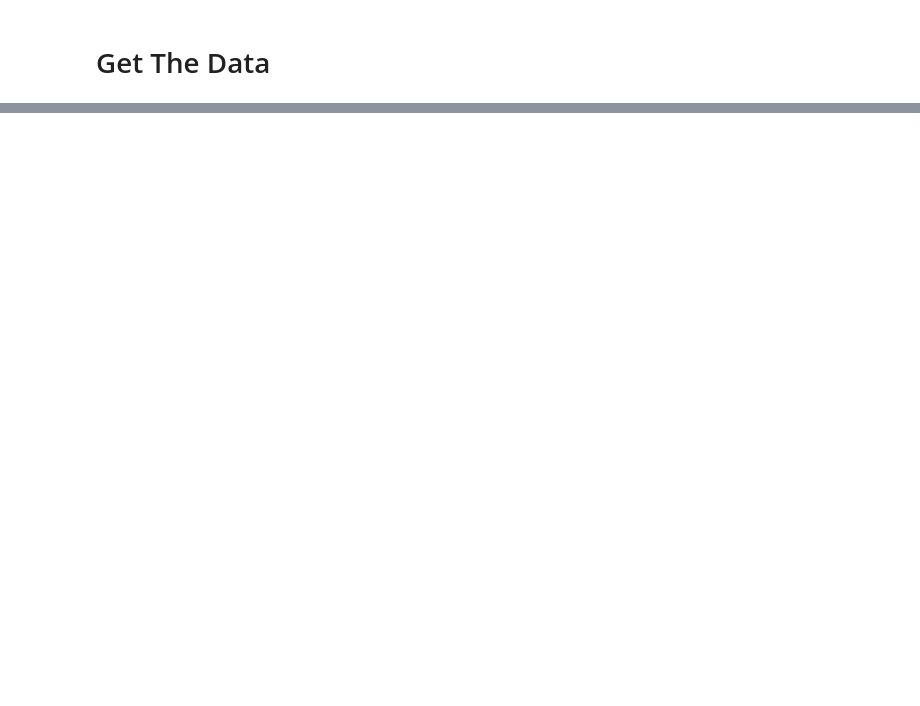
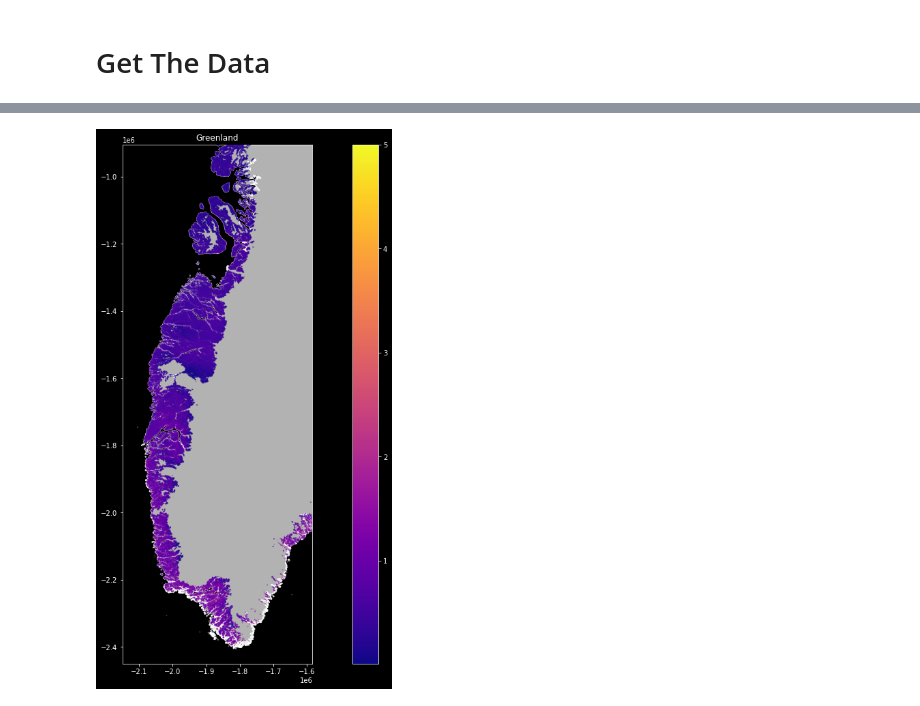
Before and after one commit to lucasflores/PermaLost, a Jupyter notebook: PermaFrostProj.ipynb, the cells around one changed output, grey strips where cells are left out. Saved outputs shown, nothing was run; the diff lists cells and outputs as text; code cells hidden in the pictures; blank space fills up the shorter version.

```diff
--- a/PermaFrostProj.ipynb
+++ b/PermaFrostProj.ipynb
@@ -400,0 +422,41 @@ plt.show()
+# %%
+glaciers = gpd.read_file('/content/drive/MyDrive/ColabNotebooks/PermaFrostProjData/GlacierBaseMap/jf791qw8489.shp') #2017 dataset
+glaciers = glaciers[glaciers.cenlat > 59.0][glaciers.cenlat < 73.83][glaciers.cenlon > -57.5][glaciers.cenlon < -40.57]
+glaciers = glaciers.to_crs("EPSG:3995") # world.to_crs(epsg=3395) would also work
+
+coastlines = gpd.read_file('/content/drive/MyDrive/ColabNotebooks/PermaFrostProjData/CoastLineBaseMap/sd368wz2435.shp')
+coastlines = coastlines.to_crs("EPSG:3995") # world.to_crs(epsg=3395) would also work
+
+gc.collect()
+
+gdfGreenland.crs = "EPSG:3995"
+
+#buffer = gdfGreenland.buffer((926.63)/2, cap_style=3)
+#gdfGreenland = gdfGreenland.drop(columns=['geometry'])
+#gdfGreenland['geometry'] = buffer
+# %%
+def mapWithFeature(gdf, coastlines, glaciers, year, leftLong, rightLong, botLat, topLat):
+  gdf = gdfGreenland[(gdfGreenland['time'] == str(year)+'-01-01') & (gdfGreenland['y'] >= (botLat-0.1e6)) & (gdfGreenland['y'] <= topLat) & (gdfGreenland['x'] >= (leftLong-1.3e6)) & (gdfGreenland['x'] <= (rightLong+0.1e6))]
+  center = gdf.unary_union.centroid
+  coastlines_rot = coastlines.rotate(30, origin=center)
+  coastlines = coastlines.drop(columns=['geometry'])
+  coastlines['geometry'] = coastlines_rot
+  ax = coastlines.boundary.plot(figsize=(21,14), color='white', alpha=0.9, zorder=0)
+  ax.set_title("Greenland")
+  ax.set_ylim([botLat, topLat])
+  ax.set_xlim([leftLong, rightLong])
+
+  gdfRotated = gdf.rotate(30, origin=center)
+  gdf = gdf.drop(columns=['geometry'])
+  gdf['geometry'] = gdfRotated
+  gdf.plot(ax=ax, column="ALT", cmap="plasma", markersize=0.06, legend=True, alpha=0.7, zorder=500)
+  glaciers_rot = glaciers.rotate(30, origin=center)
+  glaciers = glaciers.drop(columns=['geometry'])
+  glaciers['geometry'] = coastlines_rot
+  glaciers.plot(ax=ax,color='white', alpha=0.7, zorder=0)
+  #plt.style.use('dark_background')
+  plt.show()
+# %%
+mapWithFeature(gdfGreenland, coastlines, glaciers, 2000, -2.15e6, -1.584e6, -2.45e6, -0.905e6)
+# %% [output]
+[figure, added]
```
Also changed, not shown: parts of 45 cells of this notebook.
